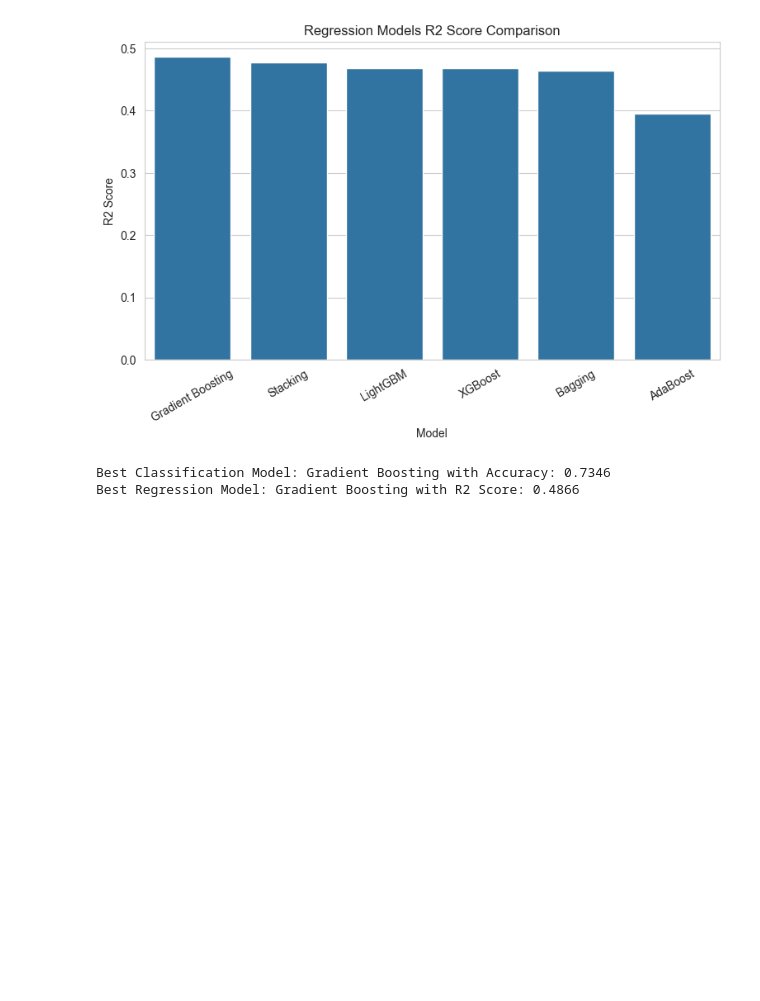
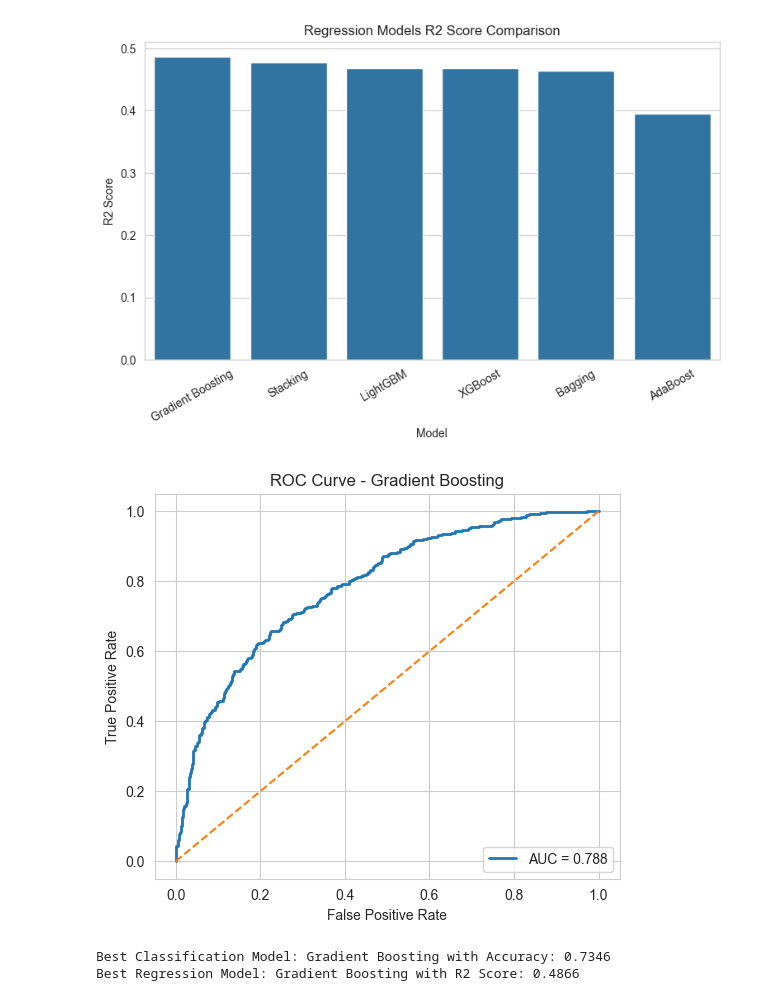
Before and after one commit to krishapatel79/Machine-learning-Smart-Outcome-Predictor, a Jupyter notebook: Smart Outcome Predictor.ipynb, the cells around one changed output. Drawn from its saved outputs; the diff is of its cells as text; code cells hidden in the pictures; blank space fills up the shorter version.

```diff
--- a/Smart Outcome Predictor.ipynb
+++ b/Smart Outcome Predictor.ipynb
@@ -668,6 +669,41 @@ plt.savefig("comparison_regression_r2.png", dpi=300, bbox_inches="tight")
 plt.show()
 # %% [output]
 [figure]
+# %%
+from sklearn.metrics import roc_curve, roc_auc_score
+import matplotlib.pyplot as plt
+
+# Probability of Best Classification Model
+model_proba_map = {
+    "Bagging": bagging_clf_proba,
+    "AdaBoost": ada_clf_proba,
+    "Gradient Boosting": gb_clf_proba,
+    "LightGBM": lgbm_clf_proba,
+    "XGBoost": xgb_clf_proba,
+    "Soft Voting": soft_voting_proba,
+    "Stacking": stacking_clf_proba
+}
+
+best_proba = model_proba_map[best_clf_name]
+
+# ROC Curve
+fpr, tpr, thresholds = roc_curve(y_test_c, best_proba)
+auc_score = roc_auc_score(y_test_c, best_proba)
+
+plt.figure(figsize=(6,5))
+plt.plot(fpr, tpr, linewidth=2, label=f"AUC = {auc_score:.3f}")
+plt.plot([0,1], [0,1], linestyle="--")
+
+plt.title(f"ROC Curve - {best_clf_name}")
+plt.xlabel("False Positive Rate")
+plt.ylabel("True Positive Rate")
+plt.legend(loc="lower right")
+plt.grid(True)
+
+plt.savefig("roc_curve_best_model.png", dpi=300, bbox_inches="tight")
+plt.show()
+# %% [output]
+[figure, added]
 # %%
 # Best Model Selection
 print("Best Classification Model:", classification_results_df.iloc[0]["Model"],
```
Also changed, not shown: parts of 1 cell of this notebook.
